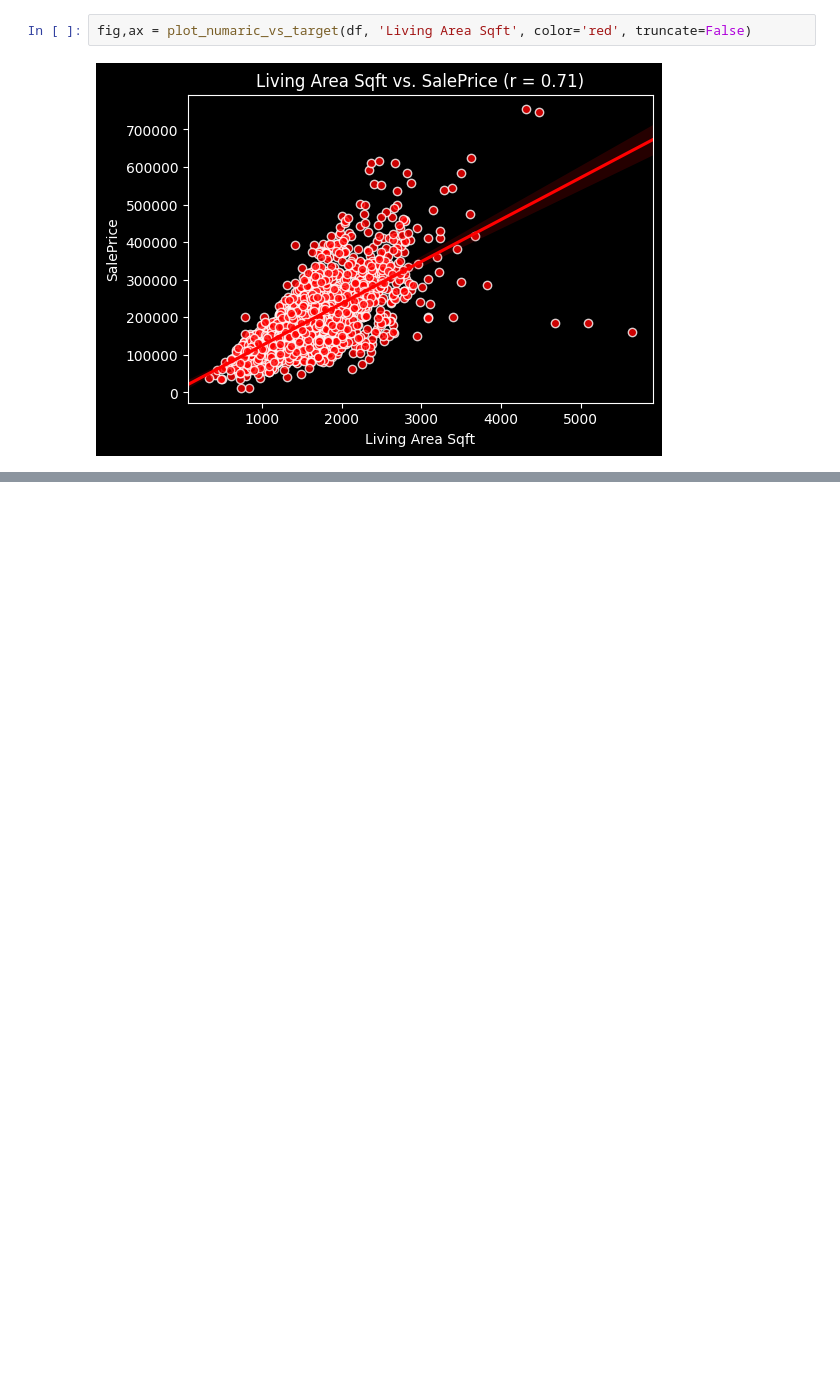
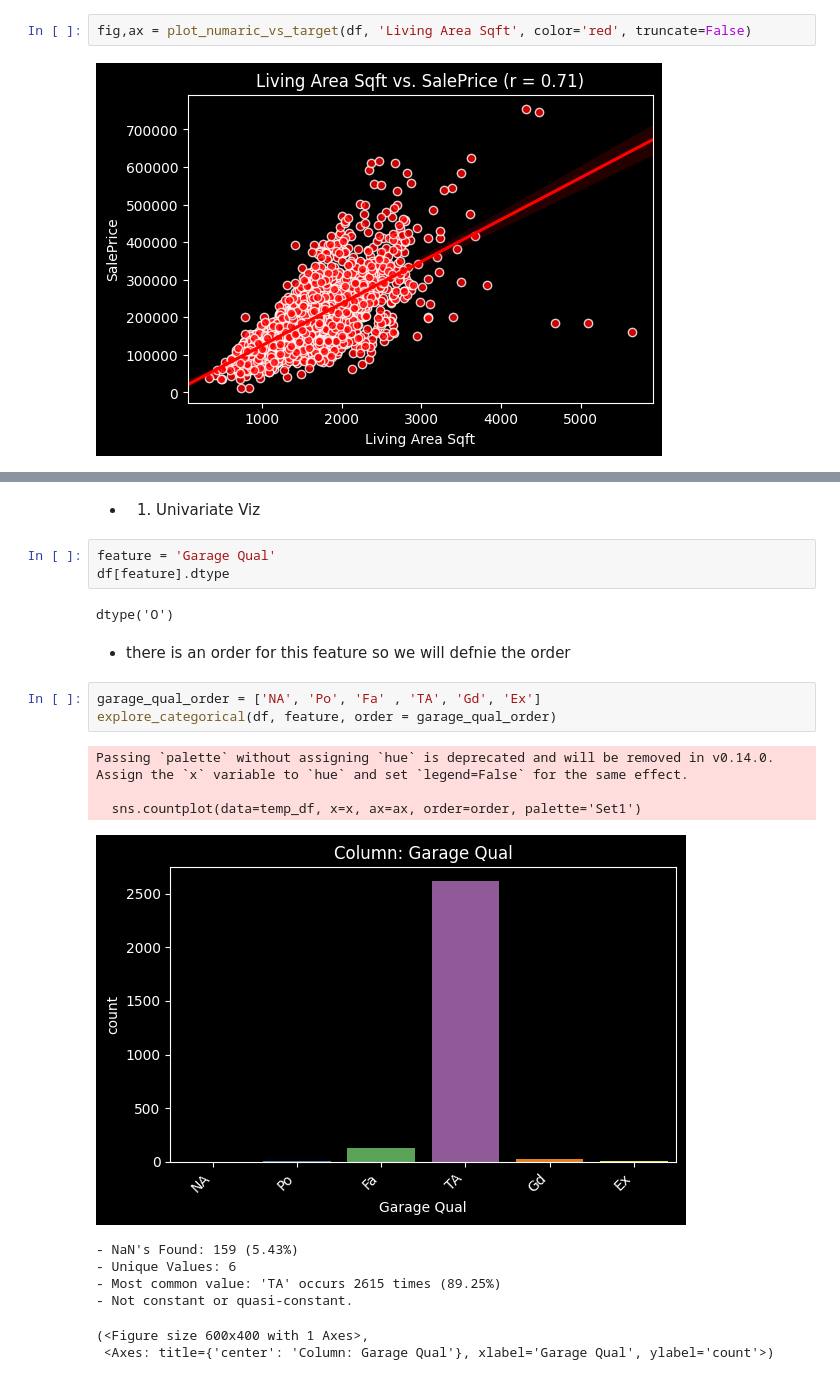
Before and after one commit to basharbayatna/AmesHousePriceAnalysis, a Jupyter notebook: Ames_Houses.ipynb, the cells around one changed output, grey strips where cells are left out. Saved outputs shown, nothing was run; the diff lists cells and outputs as text; blank space fills up the shorter version.

```diff
--- a/Ames_Houses.ipynb
+++ b/Ames_Houses.ipynb
@@ -1705,0 +1812,23 @@ fig,ax = plot_numaric_vs_target(df, 'Living Area Sqft', color='red', truncate=Fa
+# %% [markdown]
+- 1. Univariate Viz
+# %%
+feature = 'Garage Qual'
+df[feature].dtype
+# %% [output]
+dtype('O')
+# %% [markdown]
+- there is an order for this feature so we will defnie the order
+# %%
+garage_qual_order = ['NA', 'Po', 'Fa' , 'TA', 'Gd', 'Ex']
+explore_categorical(df, feature, order = garage_qual_order)
+# %% [output]
+Passing `palette` without assigning `hue` is deprecated and will be removed in v0.14.0. Assign the `x` variable to `hue` and set `legend=False` for the same effect.
+
+  sns.countplot(data=temp_df, x=x, ax=ax, order=order, palette='Set1')
+[figure, added]
+- NaN's Found: 159 (5.43%)
+- Unique Values: 6
+- Most common value: 'TA' occurs 2615 times (89.25%)
+- Not constant or quasi-constant.
+(<Figure size 600x400 with 1 Axes>,
+ <Axes: title={'center': 'Column: Garage Qual'}, xlabel='Garage Qual', ylabel='count'>)
```
Also changed, not shown: parts of 27 cells of this notebook.
